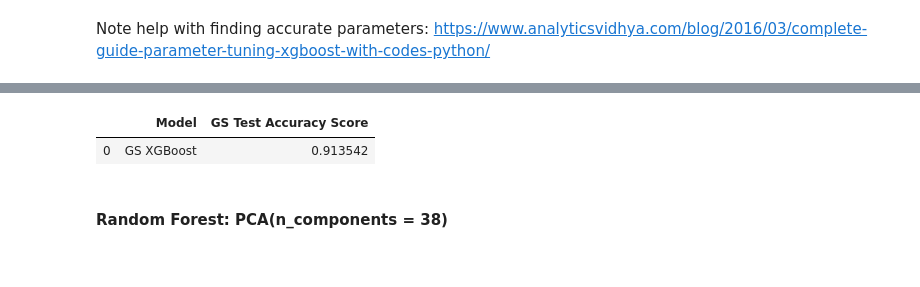
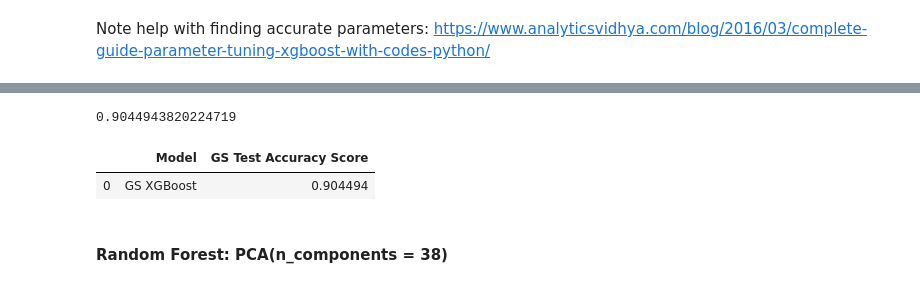
Before and after one commit to julsc256/STEM-Student-Classification, a Jupyter notebook: Modeling.ipynb, the cells around one changed output, grey strips where cells are left out. Saved outputs shown, nothing was run; the diff lists cells and outputs as text; code cells hidden in the pictures.

```diff
--- a/Modeling.ipynb
+++ b/Modeling.ipynb
@@ -829,12 +829,16 @@ Best params: {'booster': 'gbtree', 'learning_rate': 0.1, 'max_depth': 7, 'min_ch
+# %%
+gs_xgb_predict = gs_xgb.predict(scaled_X_test)
+print(accuracy_score(y_test, gs_xgb_predict))
+# %% [output]
+0.9044943820224719
 # %%
 gs_scores_xgb = pd.DataFrame()
 gs_scores_xgb['Model'] = ['GS XGBoost']
-gs_scores_xgb['GS Test Accuracy Score'] = [gs_xgb.best_score_]
-gs_scores_xgb.to_csv('gs_xgb_df.csv')
+gs_scores_xgb['GS Test Accuracy Score'] = [accuracy_score(y_test, gs_xgb_predict)]
 gs_scores_xgb
 # %% [output]
 |  | Model | GS Test Accuracy Score |
-| 0 | GS XGBoost | 0.913542 |
+| 0 | GS XGBoost | 0.904494 |
 # %% [markdown]
 #### Random Forest: PCA(n_components = 38)
 # %%
```
Also changed, not shown: parts of 35 cells of this notebook, 2 other files.
